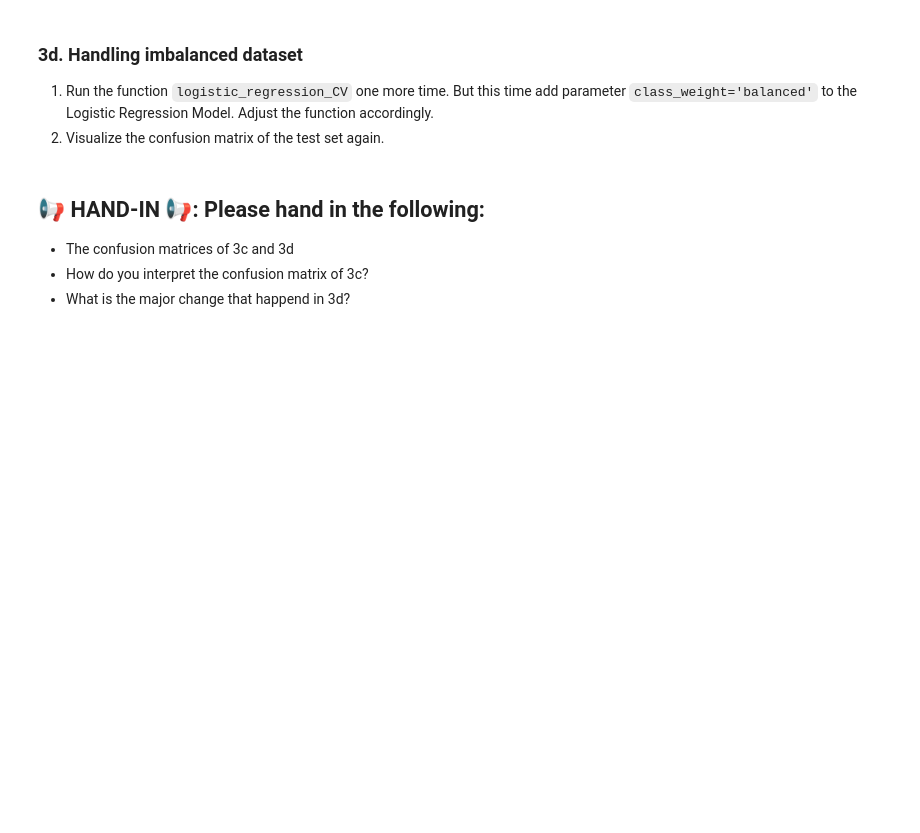
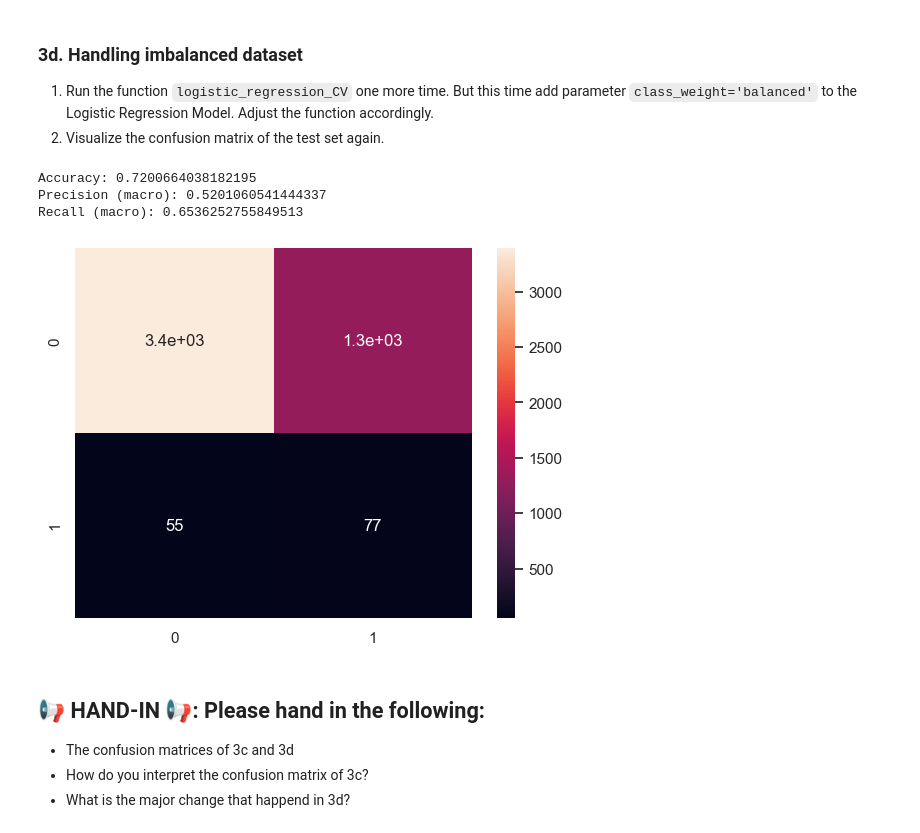
Before and after one commit to vegger/MLDM, a Jupyter notebook: labs/L05_Supervised_Learning_LAB_ASSIGNMENT.ipynb, the cells around one changed output. Drawn from its saved outputs; the diff is of its cells as text; code cells hidden in the pictures; blank space fills up the shorter version.

```diff
--- a/labs/L05_Supervised_Learning_LAB_ASSIGNMENT.ipynb
+++ b/labs/L05_Supervised_Learning_LAB_ASSIGNMENT.ipynb
@@ -264,8 +384,13 @@ return_statistics(y_test, y_pred)
 1. Run the function `logistic_regression_CV` one more time. But this time add parameter `class_weight='balanced'` to the Logistic Regression Model. Adjust the function accordingly.
 2. Visualize the confusion matrix of the test set again.
 # %%
-y_pred = ...  # train logistic regression with class_weight='balanced', use cross-validation as in the 3c
+y_pred = logistic_regression_CV(5, 'balanced')  # train logistic regression with class_weight='balanced', use cross-validation as in the 3c
 return_statistics(y_test, y_pred)
+# %% [output]
+Accuracy: 0.7200664038182195
+Precision (macro): 0.5201060541444337
+Recall (macro): 0.6536252755849513
+[figure, added]
 # %% [markdown]
 ## 📢 **HAND-IN** 📢: Please hand in the following:
 
```
Also changed, not shown: parts of 15 cells of this notebook.
